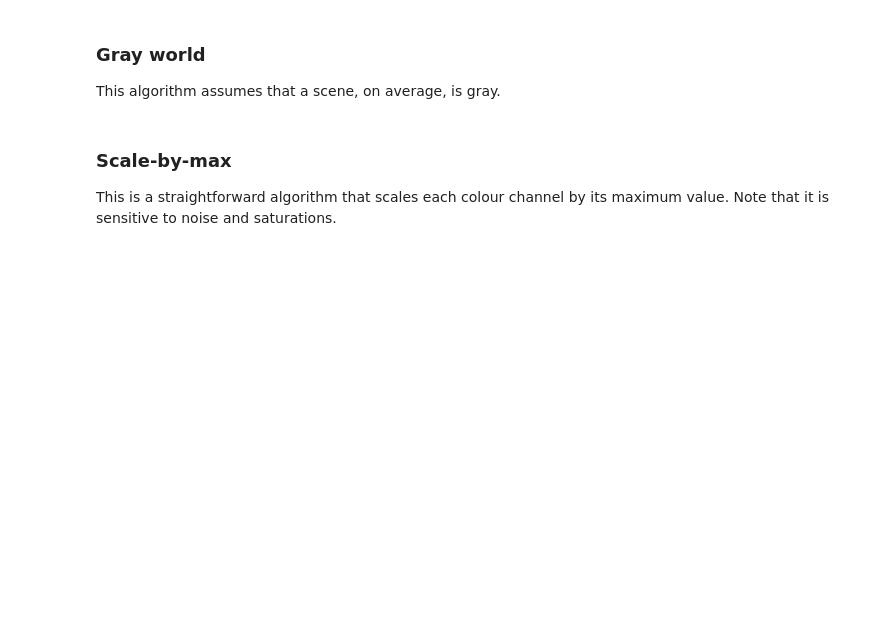
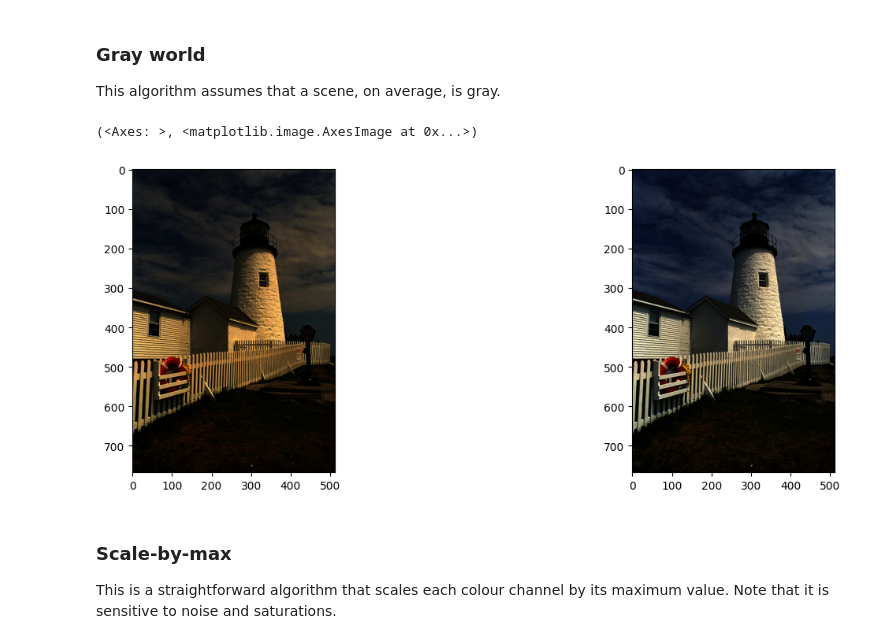
Before and after one commit to Yui-Ezic/computer-vision-homeworks, a Jupyter notebook: lesson-2/homework/Homework.ipynb, the cells around one changed output. Drawn from its saved outputs; the diff is of its cells as text; code cells hidden in the pictures; blank space fills up the shorter version.

Commit message:
Implement gray world white balance

```diff
--- a/lesson-2/homework/Homework.ipynb
+++ b/lesson-2/homework/Homework.ipynb
@@ -48,29 +48,47 @@ plt.subplot(122), plt.imshow(balanced)
 This algorithm assumes that a scene, on average, is gray.
 # %%
 # Load your image
-img = cv2.imread('...')
-img = cv2.cvtColor(img, cv2.COLOR_BGR2RGB)
+img = cv2.imread('../data/dark.png')
 
 # Compute the mean values for all three colour channels (red, green, blue)
-mean_r =
-mean_g =
-mean_b =
+mean_b, mean_g, mean_r, mean_alpha = cv2.mean(img)
 
 # Compute the coefficients kr, kg, kb
 # Note: there are 3 coefficients to compute but we only have 2 equations.
 # Therefore, you have to make an assumption, fix the value of one of the
 # coefficients and compute the remining two
 # Hint: You can fix the coefficient of the brightest colour channel to 1.
-kr =
-kg =
-kb =
+if (mean_b >= mean_g and mean_b >= mean_r):
+    kb = 1
+    kg = mean_b / mean_g
+    kr = mean_b / mean_r
+
+if (mean_g >= mean_b and mean_g >= mean_r):
+    kb = mean_g / mean_b
+    kg = 1
+    kr = mean_g / mean_r
+
+if (mean_r >= mean_g and mean_r >= mean_b):
+    kb = mean_r / mean_b
+    kg = mean_r / mean_g
+    kr = 1
 
 # Apply color balancing and generate the balanced image
-balanced =
+img = cv2.cvtColor(img, cv2.COLOR_BGR2RGB)
+coefficients = np.array([kr, kg, kb], dtype=np.float32)
+balanced = img * coefficients
+
+# Gray world does not guarantee that the dynamic range is preserved, images must be clipped.
+balanced = balanced/255
+balanced[balanced > 1] = 1
+
 
 # Show the original and the balanced image side by side
 plt.subplot(121), plt.imshow(img)
 plt.subplot(122), plt.imshow(balanced)
+# %% [output]
+(<Axes: >, <matplotlib.image.AxesImage at 0x...>)
+[figure, added]
 # %% [markdown]
 ### Scale-by-max
 This is a straightforward algorithm that scales each colour channel by its maximum value. Note that it is sensitive to noise and saturations.
```
